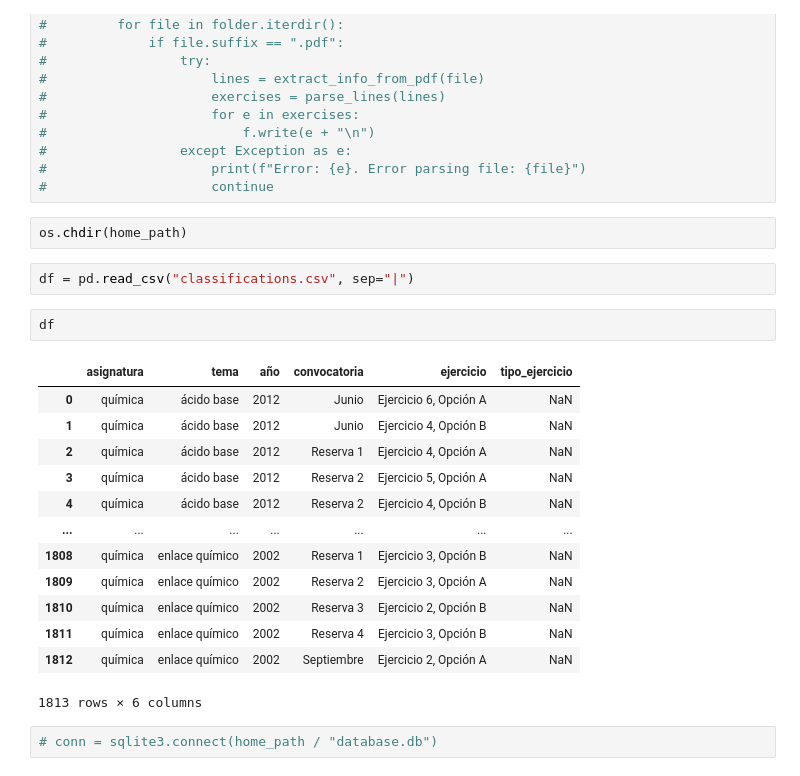
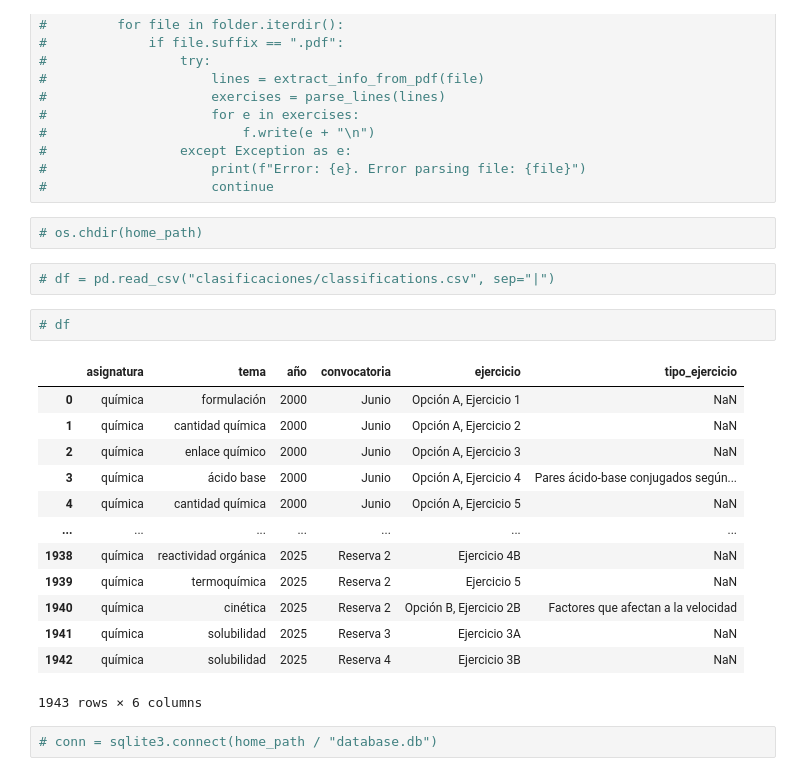
Before and after one commit to chusk2/exercises_classifier, a Jupyter notebook: parse_files.ipynb, the cells around one changed output. Drawn from its saved outputs; the diff is of its cells as text.

Commit message:
Read from csv files and exported classified exercises to database

```diff
--- a/parse_files.ipynb
+++ b/parse_files.ipynb
@@ -70,25 +70,25 @@ def parse_lines(text_lines):
 #                     print(f"Error: {e}. Error parsing file: {file}")
 #                     continue
 # %%
-os.chdir(home_path)
+# os.chdir(home_path)
 # %%
-df = pd.read_csv("classifications.csv", sep="|")
+# df = pd.read_csv("clasificaciones/classifications.csv", sep="|")
 # %%
-df
+# df
 # %% [output]
 |  | asignatura | tema | año | convocatoria | ejercicio | tipo_ejercicio |
-| 0 | química | ácido base | 2012 | Junio | Ejercicio 6, Opción A | NaN |
-| 1 | química | ácido base | 2012 | Junio | Ejercicio 4, Opción B | NaN |
-| 2 | química | ácido base | 2012 | Reserva 1 | Ejercicio 4, Opción A | NaN |
-| 3 | química | ácido base | 2012 | Reserva 2 | Ejercicio 5, Opción A | NaN |
-| 4 | química | ácido base | 2012 | Reserva 2 | Ejercicio 4, Opción B | NaN |
+| 0 | química | formulación | 2000 | Junio | Opción A, Ejercicio 1 | NaN |
+| 1 | química | cantidad química | 2000 | Junio | Opción A, Ejercicio 2 | NaN |
+| 2 | química | enlace químico | 2000 | Junio | Opción A, Ejercicio 3 | NaN |
+| 3 | química | ácido base | 2000 | Junio | Opción A, Ejercicio 4 | Pares ácido-base conjugados según... |
+| 4 | química | cantidad química | 2000 | Junio | Opción A, Ejercicio 5 | NaN |
 | ... | ... | ... | ... | ... | ... | ... |
-| 1808 | química | enlace químico | 2002 | Reserva 1 | Ejercicio 3, Opción B | NaN |
-| 1809 | química | enlace químico | 2002 | Reserva 2 | Ejercicio 3, Opción A | NaN |
-| 1810 | química | enlace químico | 2002 | Reserva 3 | Ejercicio 2, Opción B | NaN |
-| 1811 | química | enlace químico | 2002 | Reserva 4 | Ejercicio 3, Opción B | NaN |
-| 1812 | química | enlace químico | 2002 | Septiembre | Ejercicio 2, Opción A | NaN |
+| 1938 | química | reactividad orgánica | 2025 | Reserva 2 | Ejercicio 4B | NaN |
+| 1939 | química | termoquímica | 2025 | Reserva 2 | Ejercicio 5 | NaN |
+| 1940 | química | cinética | 2025 | Reserva 2 | Opción B, Ejercicio 2B | Factores que afectan a la velocidad |
+| 1941 | química | solubilidad | 2025 | Reserva 3 | Ejercicio 3A | NaN |
+| 1942 | química | solubilidad | 2025 | Reserva 4 | Ejercicio 3B | NaN |
-1813 rows × 6 columns
+1943 rows × 6 columns
 # %%
 # conn = sqlite3.connect(home_path / "database.db")
 # %%
```
Also changed, not shown: parts of 4 cells of this notebook, 10 other files.
